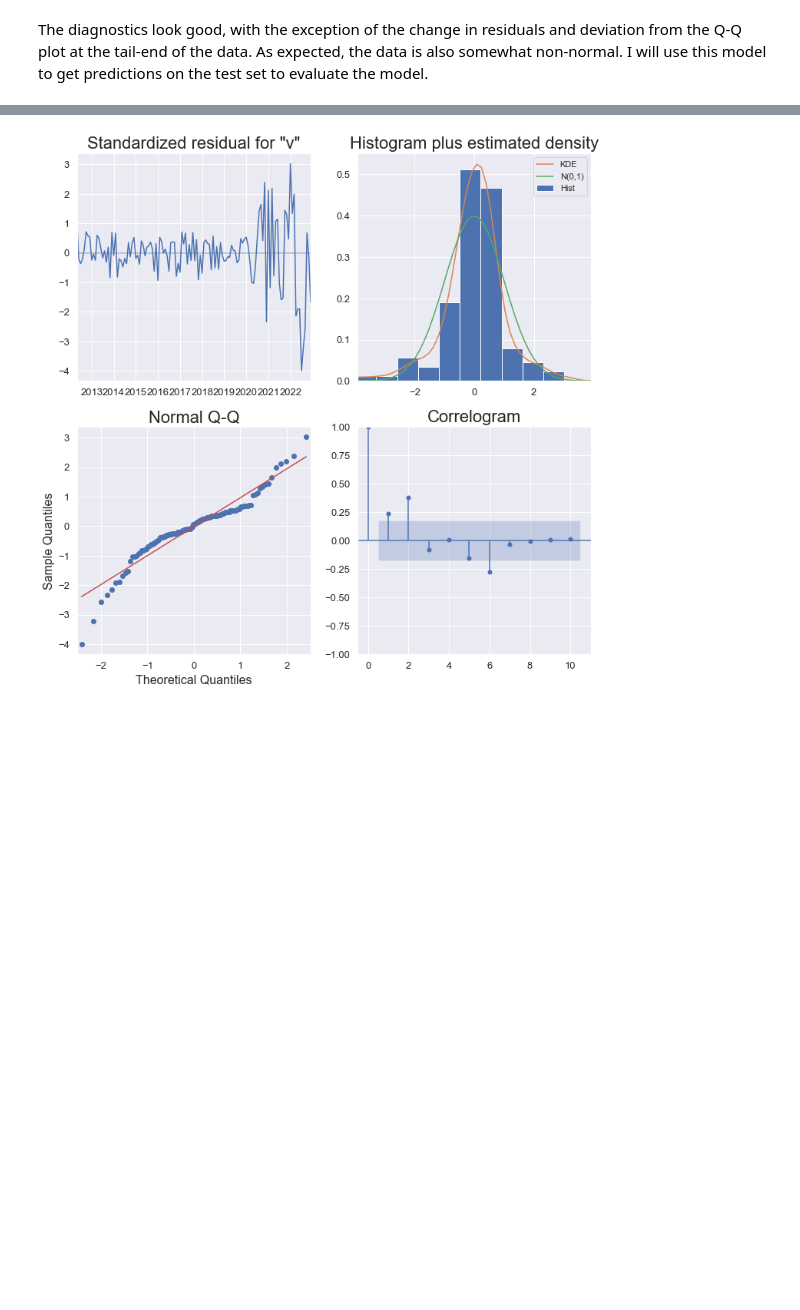
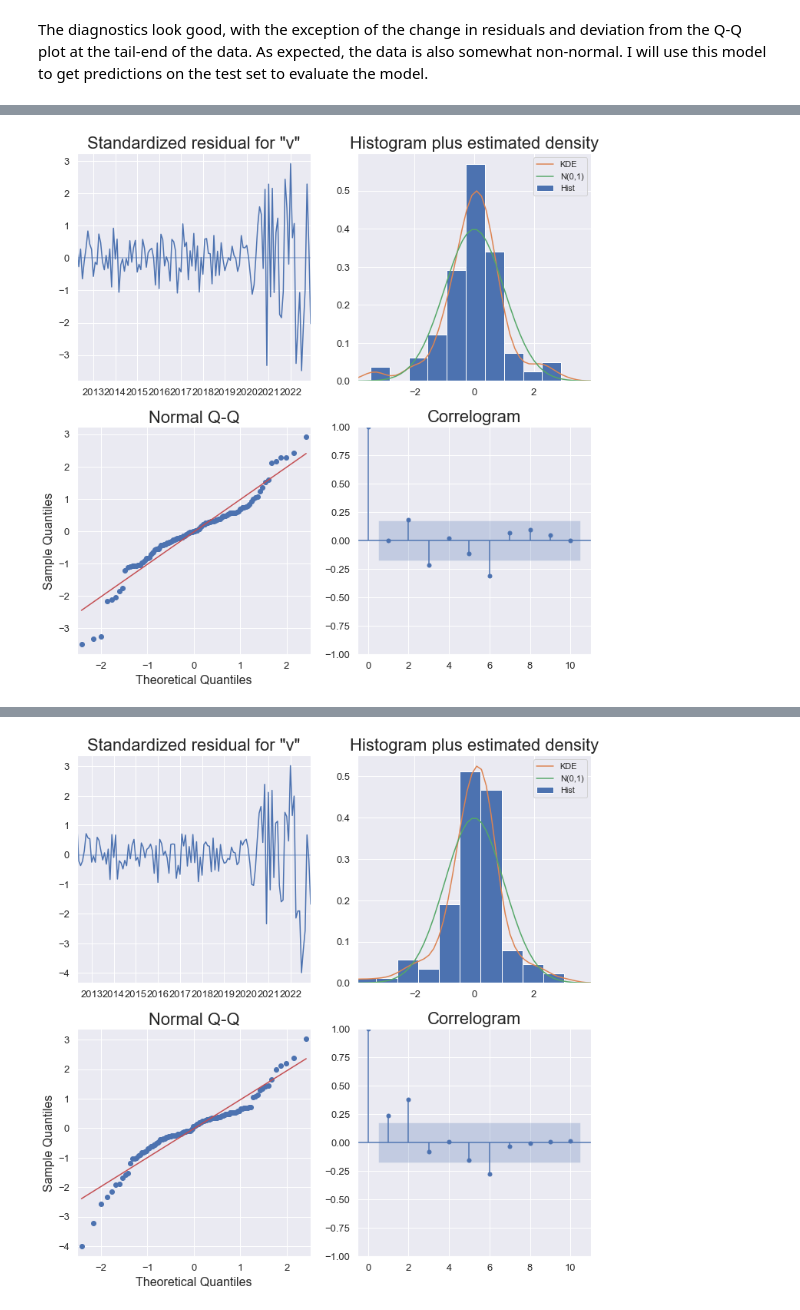
Before and after one commit to luke-lite/Jacksonville-Housing-Prices-Time-Series-Analysis, a Jupyter notebook: Jacksonville-Housing-Prices-Time-Series-Analysis.ipynb, the cells around one changed output, grey strips where cells are left out. Drawn from its saved outputs; the diff is of its cells as text; code cells hidden in the pictures; blank space fills up the shorter version.

```diff
--- a/Jacksonville-Housing-Prices-Time-Series-Analysis.ipynb
+++ b/Jacksonville-Housing-Prices-Time-Series-Analysis.ipynb
@@ -442,0 +515,15 @@ As expected, the model fails to account for the post-pandemic price boom. Howeve
+# %%
+ARIMA_MODEL = ARIMA(X,
+                    # use new parameters from using the entire dataset
+                    order=(1,2,0),
+                    seasonal_order=(0,0,0,0),
+                    enforce_stationarity=False,
+                    enforce_invertibility=False)
+
+output = ARIMA_MODEL.fit()
+# %%
+output.plot_diagnostics(figsize=(12, 12))
+
+plt.savefig('graphs/train_test_model_diag.png', bbox_inches='tight');
+# %% [output]
+[figure, added]
```
Also changed, not shown: parts of 15 cells of this notebook.
